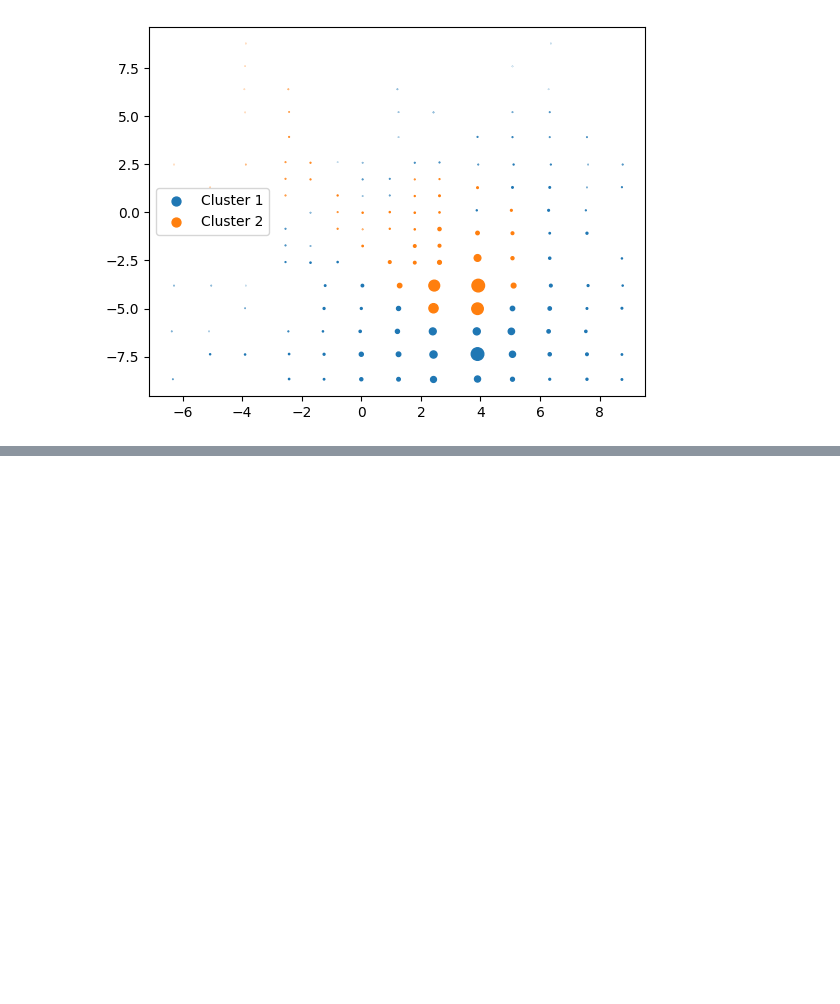
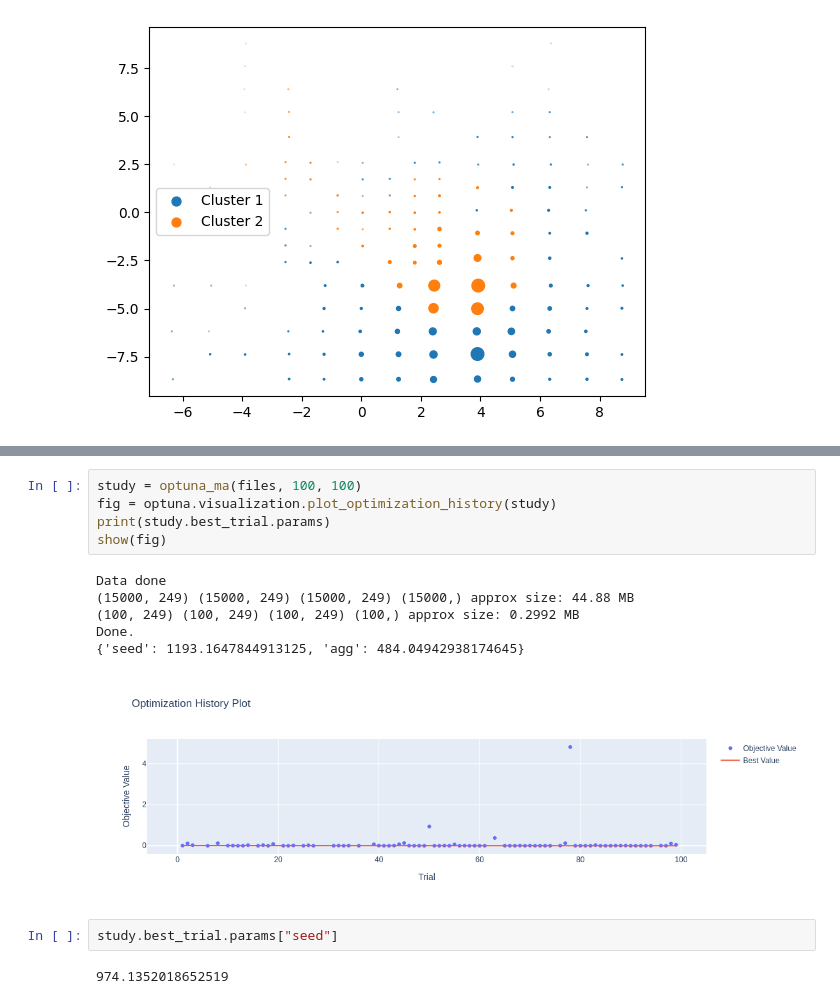
Before and after one commit to Bjartensen/python_focalh_clustering, a Jupyter notebook: ma.ipynb, the cells around one changed output, grey strips where cells are left out. Drawn from its saved outputs; the diff is of its cells as text; blank space fills up the shorter version.

```diff
--- a/ma.ipynb
+++ b/ma.ipynb
@@ -290,0 +554,16 @@ plt.legend()
+# %%
+study = optuna_ma(files, 100, 100)
+fig = optuna.visualization.plot_optimization_history(study)
+print(study.best_trial.params)
+show(fig)
+# %% [output]
+Data done
+(15000, 249) (15000, 249) (15000, 249) (15000,) approx size: 44.88 MB
+(100, 249) (100, 249) (100, 249) (100,) approx size: 0.2992 MB
+Done.
+{'seed': 1193.1647844913125, 'agg': 484.04942938174645}
+[figure, added]
+# %%
+study.best_trial.params["seed"]
+# %% [output]
+974.1352018652519
```
Also changed, not shown: parts of 19 cells of this notebook, 3 other files.
